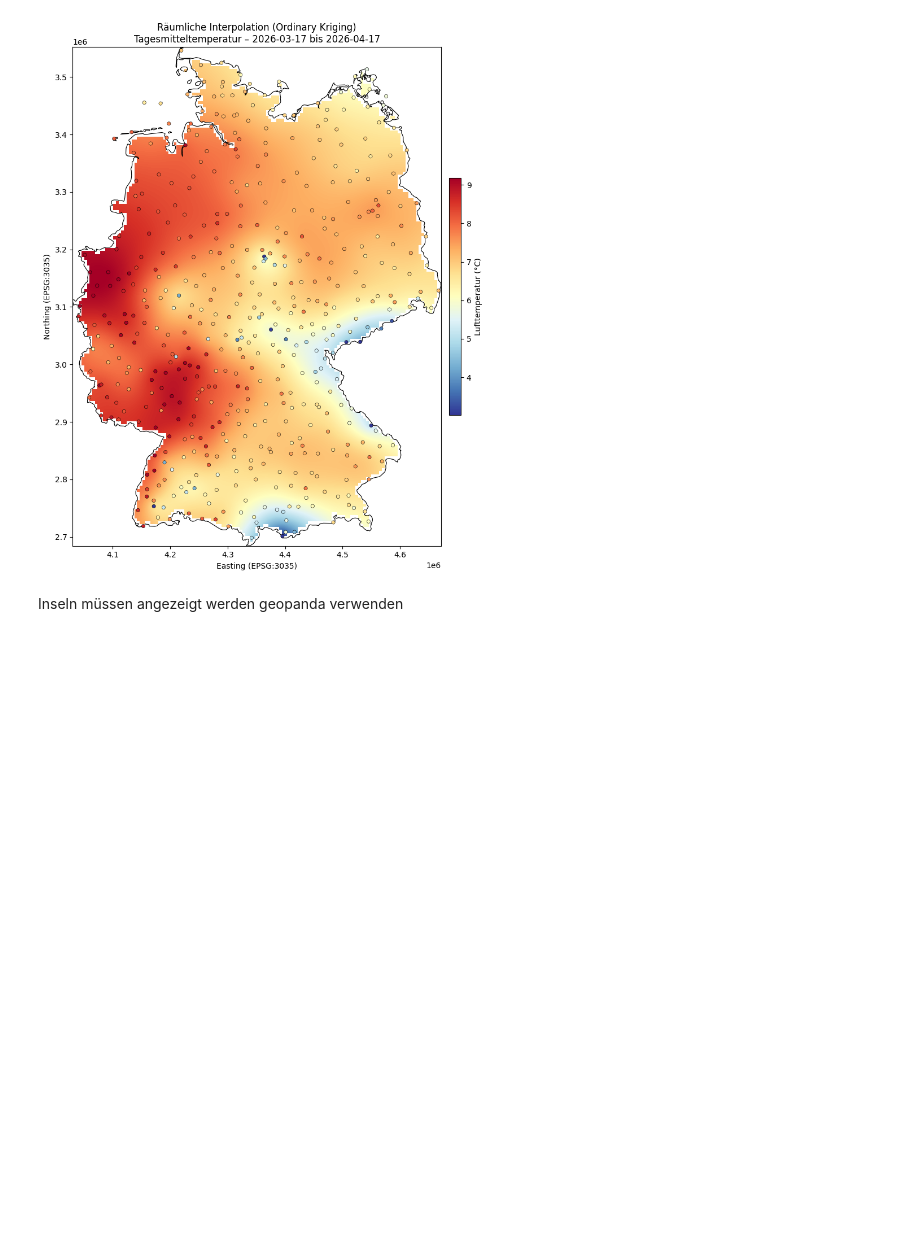
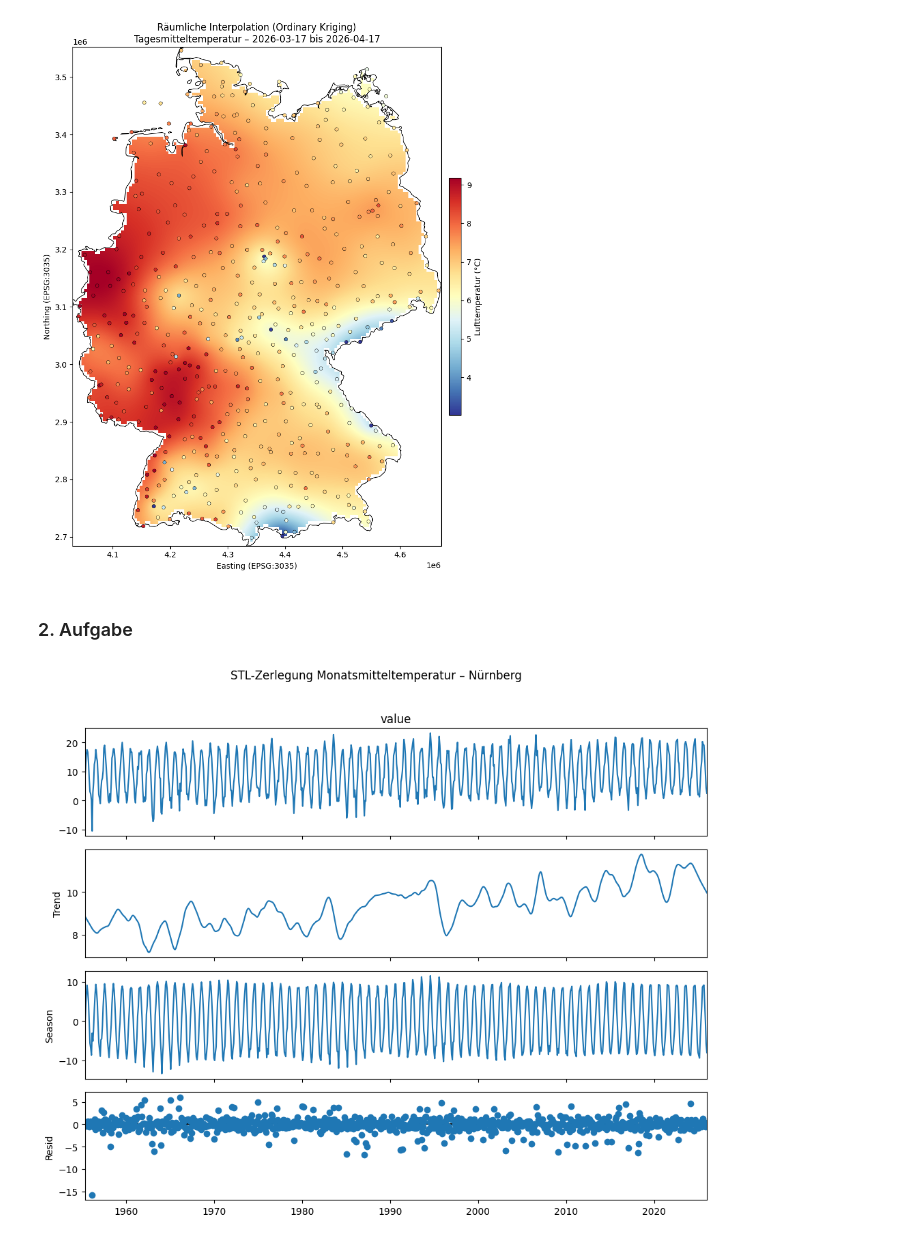
Before and after one commit to hagen-o/Umweltmonitoring-AB1, a Jupyter notebook: Abgabe1(obha1011).ipynb, the cells around one changed output. Cells and saved outputs as stored; diff of their text form; code cells hidden in the pictures; blank space fills up the shorter version.

Commit message:
Zeitreihen Analyse einer einzelnen Station

```diff
--- a/Abgabe1(obha1011).ipynb
+++ b/Abgabe1(obha1011).ipynb
@@ -236,5 +200,41 @@ plt.tight_layout()
 plt.show()
 # %% [output]
 [figure]
-# %% [markdown]
-Inseln müssen angezeigt werden geopanda verwenden
+# %% [markdown]
+### 2. Aufgabe
+# %%
+# Historische Reihe bis Ende 2025 auf Monatsmittel bringen und visualisieren
+
+from statsmodels.tsa.seasonal import STL
+import matplotlib.pyplot as plt
+
+station_name = "Nürnberg"
+
+station = DwdObservationRequest(
+    parameters=("daily", "climate_summary", "temperature_air_mean_2m"),
+    start_date="1880-01-01",
+    end_date="2025-12-31",
+    settings=settings,
+).filter_by_name(name=station_name)
+
+values = station.values.all().df.to_pandas()
+values["date"] = pd.to_datetime(values["date"], utc=True)
+values["value"] = pd.to_numeric(values["value"], errors="coerce")
+
+monthly = (
+    values.dropna(subset=["value"])
+    .set_index("date")["value"]
+    .resample("ME")
+    .mean()
+)
+
+stl = STL(monthly, period=12, robust=True).fit()
+
+# Visualisierung: Originalreihe + STL-Komponenten (Trend, Saison, Rest)
+fig = stl.plot()
+fig.set_size_inches(10, 8)
+fig.suptitle(f"STL-Zerlegung Monatsmitteltemperatur – {station_name}", y=1.02)
+plt.tight_layout()
+plt.show()
+# %% [output]
+[figure, added]
```
Also changed, not shown: parts of 2 cells of this notebook.
